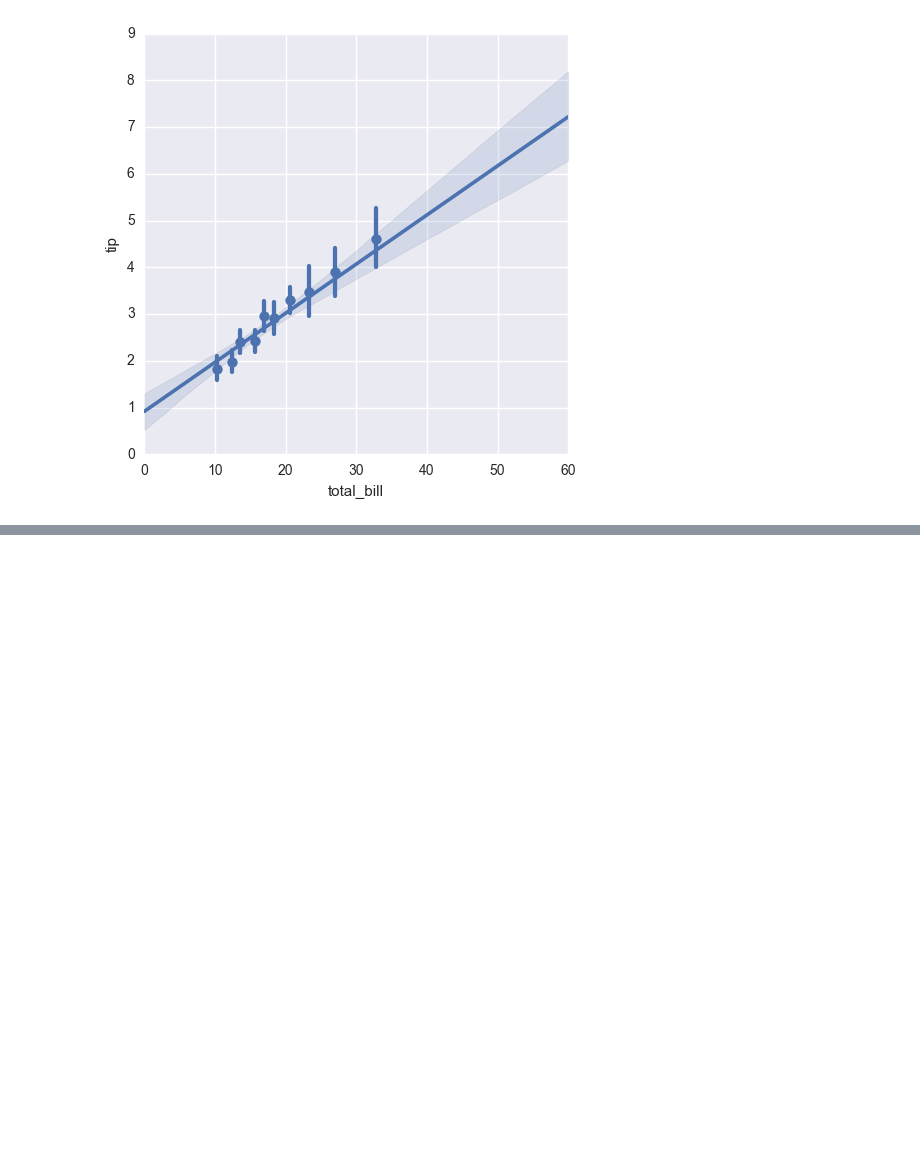
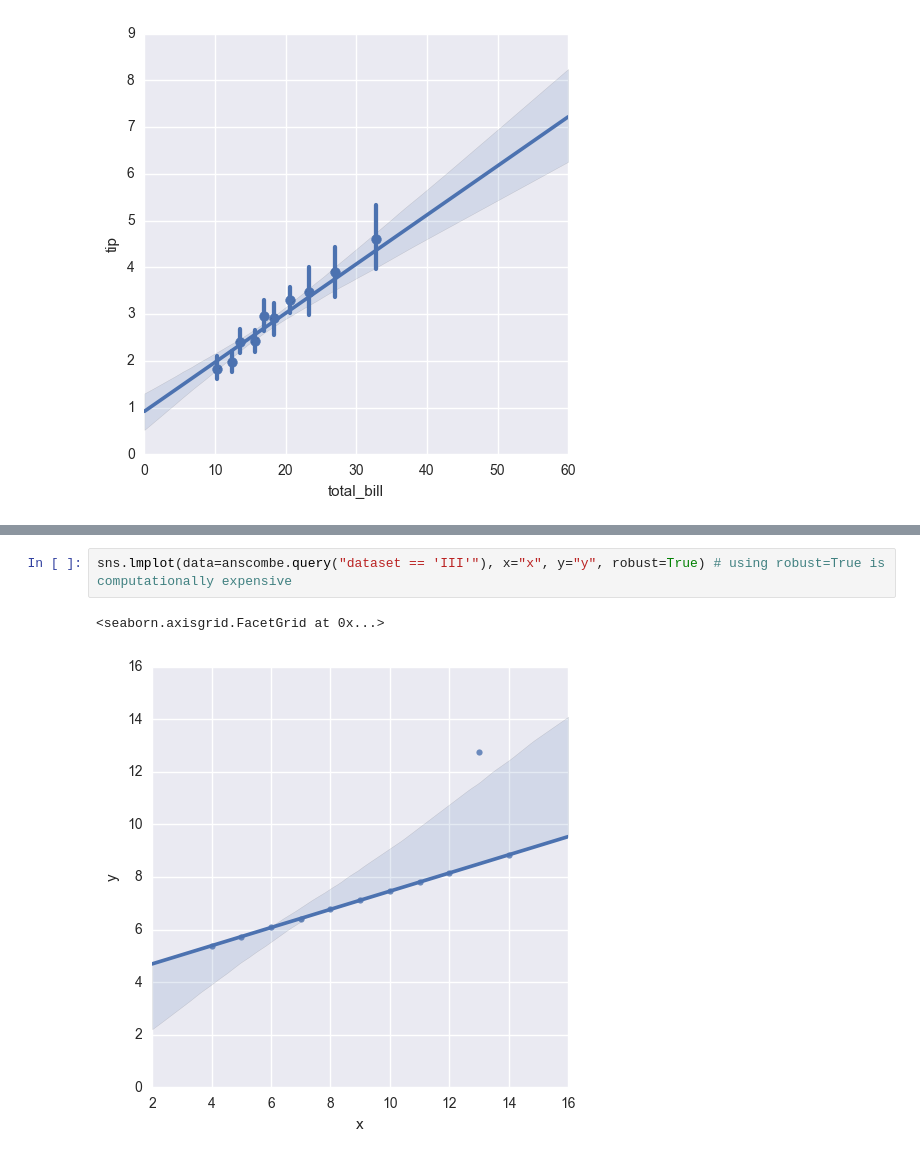
Before and after one commit to Asav7/DS_Sandbox, a Jupyter notebook: Seaborn/lmplot.ipynb, the cells around one changed output, grey strips where cells are left out. Cells and saved outputs as stored; diff of their text form; blank space fills up the shorter version.

```diff
--- a/Seaborn/lmplot.ipynb
+++ b/Seaborn/lmplot.ipynb
@@ -68,0 +84,5 @@ sns.lmplot(data=tips, x="total_bill", y="tip", x_bins=10) # its possible to grou
+# %%
+sns.lmplot(data=anscombe.query("dataset == 'III'"), x="x", y="y", robust=True) # using robust=True is computationally expensive
+# %% [output]
+<seaborn.axisgrid.FacetGrid at 0x...>
+[figure, added]
```
Also changed, not shown: parts of 9 cells of this notebook.
